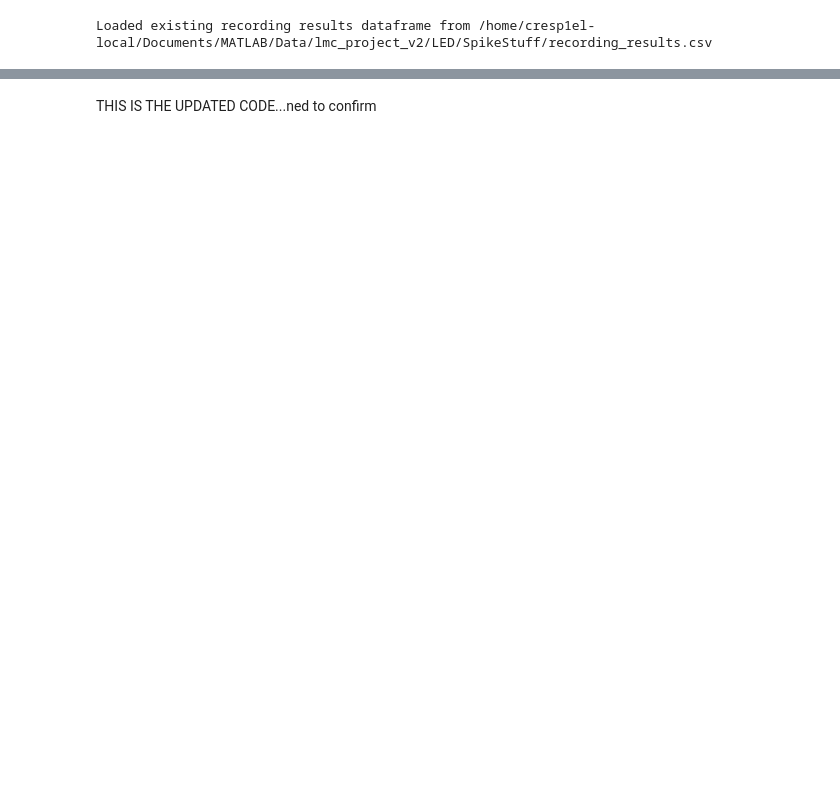
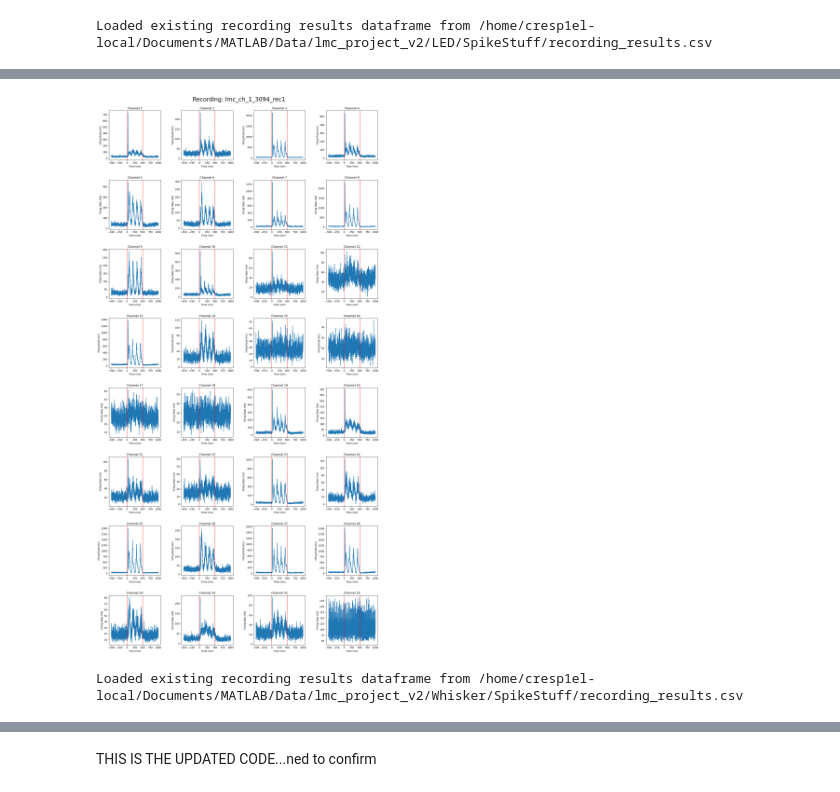
Before and after one commit to ecresp1el/mua_analysis, a Jupyter notebook: notebooks/proceesing_data_opto.ipynb, the cells around one changed output, grey strips where cells are left out. Drawn from its saved outputs; the diff is of its cells as text; code cells hidden in the pictures; blank space fills up the shorter version.

Commit message:
added methods for calculating mean psth and plot based on pre and post

```diff
--- a/notebooks/proceesing_data_opto.ipynb
+++ b/notebooks/proceesing_data_opto.ipynb
@@ -54,3 +39,18 @@ analysis.recording_results_df
 | 2 | 2 | Lmc_opsin | lmc_ch_2_3093_rec1 | /home/cresp1el-local/Documents/MA... | [171.00985988937825, 172.24690059... | 6.961339 | [0, 1, 2, 3, 4, 5, 6, 7, 8, 9, 10... | ... |
 | 3 | 3 | Lmc_noopsin | lmc_noch_1_3096_rec1 | /home/cresp1el-local/Documents/MA... | [167.1236639222655, 168.258343810... | 2.053548 | [0, 1, 2, 3, 4, 5, 6, 7, 8, 9, 10... | ... |
 | 4 | 4 | Lmc_noopsin | lmc_noch_1_3096_rec2 | /home/cresp1el-local/Documents/MA... | [163.65757085134805, 170.61957513... | 4.941244 | [0, 1, 2, 3, 4, 5, 6, 7, 8, 9, 10... | ... |
+# %%
+estimated_firing_rates = analysis.estimate_instantaneous_firing_rate_for_specific_recording('lmc_ch_1_3094_rec1', smooth=False)
+# %%
+analysis.calculate_psth_and_plot('lmc_ch_1_3094_rec1', estimated_firing_rates)
+# %% [output]
+[figure, added]
+# %%
+# Define the path to your project folder
+project_folder_path ='/home/cresp1el-local/Documents/MATLAB/Data/lmc_project_v2/Whisker'
+# Initialize the NeuralAnalysis class with the project folder path
+analysis = NeuralAnalysis(project_folder_path)
+analysis.extract_stimulation_data()
+estimated_firing_rates = analysis.estimate_instantaneous_firing_rate_for_specific_recording('lmc_ch_2_3093_rec1', smooth=False)
+# %% [output]
+Loaded existing recording results dataframe from /home/cresp1el-local/Documents/MATLAB/Data/lmc_project_v2/Whisker/SpikeStuff/recording_results.csv
```
Also changed, not shown: parts of 32 cells of this notebook, 1 other file.
